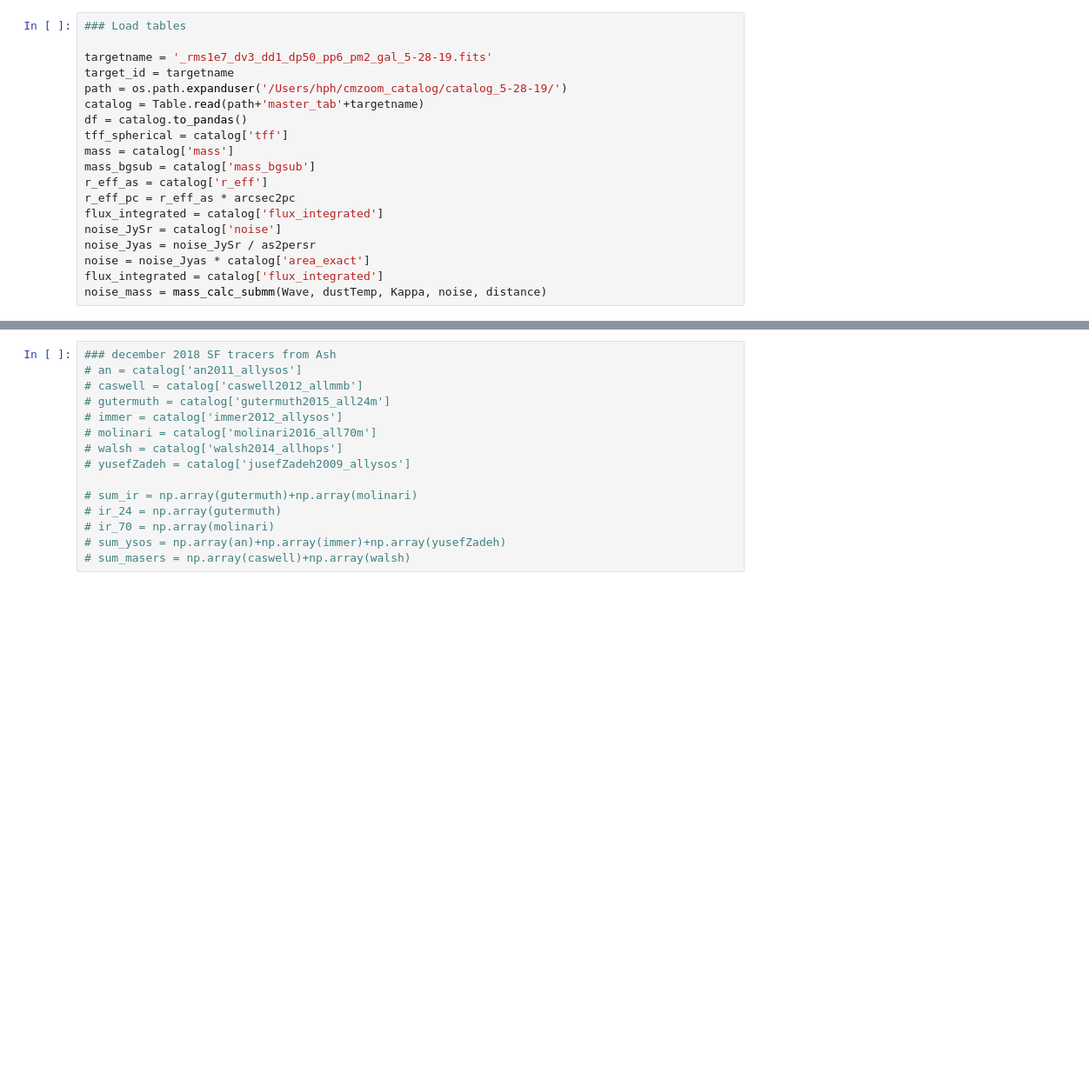
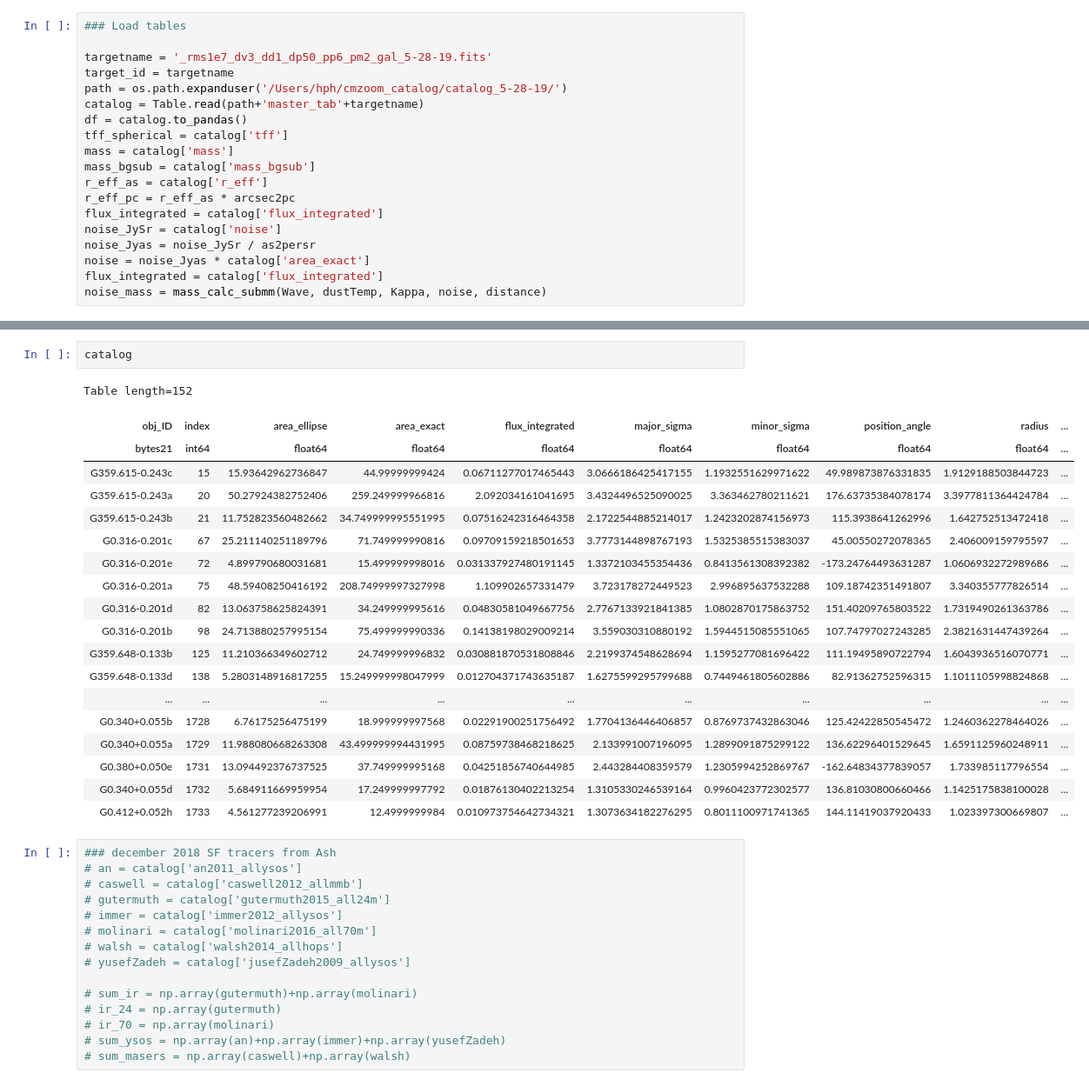
Before and after one commit to hpthatchfield/astrophys, a Jupyter notebook: SF_Catalog_figures.ipynb, the cells around one changed output, grey strips where cells are left out. Shown at 87% size. Saved outputs shown, nothing was run; the diff lists cells and outputs as text; blank space fills up the shorter version.

```diff
--- a/SF_Catalog_figures.ipynb
+++ b/SF_Catalog_figures.ipynb
@@ -124,3 +104,25 @@ noise_mass = mass_calc_submm(Wave, dustTemp, Kappa, noise, distance)
+# %%
+catalog
+# %% [output]
+Table length=152
+| obj_ID | index | area_ellipse | area_exact | flux_integrated | major_sigma | minor_sigma | position_angle | radius | ... |
+| bytes21 | int64 | float64 | float64 | float64 | float64 | float64 | float64 | float64 | ... |
+| G359.615-0.243c | 15 | 15.93642962736847 | 44.99999999424 | 0.06711277017465443 | 3.0666186425417155 | 1.1932551629971622 | 49.989873876331835 | 1.9129188503844723 | ... |
+| G359.615-0.243a | 20 | 50.27924382752406 | 259.249999966816 | 2.092034161041695 | 3.4324496525090025 | 3.363462780211621 | 176.63735384078174 | 3.3977811364424784 | ... |
+| G359.615-0.243b | 21 | 11.752823560482662 | 34.749999995551995 | 0.07516242316464358 | 2.1722544885214017 | 1.2423202874156973 | 115.3938641262996 | 1.642752513472418 | ... |
+| G0.316-0.201c | 67 | 25.211140251189796 | 71.749999990816 | 0.09709159218501653 | 3.7773144898767193 | 1.5325385515383037 | 45.00550272078365 | 2.406009159795597 | ... |
+| G0.316-0.201e | 72 | 4.899790680031681 | 15.499999998016 | 0.031337927480191145 | 1.3372103455354436 | 0.8413561308392382 | -173.24764493631287 | 1.0606932272989686 | ... |
+| G0.316-0.201a | 75 | 48.59408250416192 | 208.74999997327998 | 1.109902657331479 | 3.723178272449523 | 2.996895637532288 | 109.18742351491807 | 3.340355777826514 | ... |
+| G0.316-0.201d | 82 | 13.063758625824391 | 34.249999995616 | 0.04830581049667756 | 2.7767133921841385 | 1.0802870175863752 | 151.40209765803522 | 1.7319490261363786 | ... |
+| G0.316-0.201b | 98 | 24.713880257995154 | 75.499999990336 | 0.14138198029009214 | 3.559030310880192 | 1.5944515085551065 | 107.74797027243285 | 2.3821631447439264 | ... |
+| G359.648-0.133b | 125 | 11.210366349602712 | 24.749999996832 | 0.030881870531808846 | 2.2199374548628694 | 1.1595277081696422 | 111.19495890722794 | 1.6043936516070771 | ... |
+| G359.648-0.133d | 138 | 5.2803148916817255 | 15.249999998047999 | 0.012704371743635187 | 1.6275599295799688 | 0.7449461805602886 | 82.91362752596315 | 1.1011105998824868 | ... |
+| ... | ... | ... | ... | ... | ... | ... | ... | ... | ... |
+| G0.340+0.055b | 1728 | 6.76175256475199 | 18.999999997568 | 0.02291900251756492 | 1.7704136446406857 | 0.8769737432863046 | 125.42422850545472 | 1.2460362278464026 | ... |
+| G0.340+0.055a | 1729 | 11.988080668263308 | 43.499999994431995 | 0.08759738468218625 | 2.133991007196095 | 1.2899091875299122 | 136.62296401529645 | 1.6591125960248911 | ... |
+| G0.380+0.050e | 1731 | 13.094492376737525 | 37.749999995168 | 0.04251856740644985 | 2.443284408359579 | 1.2305994252869767 | -162.64834377839057 | 1.733985117796554 | ... |
+| G0.340+0.055d | 1732 | 5.684911669959954 | 17.249999997792 | 0.01876130402213254 | 1.3105330246539164 | 0.9960423772302577 | 136.81030800660466 | 1.1425175838100028 | ... |
+| G0.412+0.052h | 1733 | 4.561277239206991 | 12.4999999984 | 0.010973754642734321 | 1.3073634182276295 | 0.8011100971741365 | 144.11419037920433 | 1.023397300669807 | ... |
 # %%
 ### december 2018 SF tracers from Ash
 # an = catalog['an2011_allysos']
```
Also changed, not shown: parts of 1 cell of this notebook, 12 other files.
